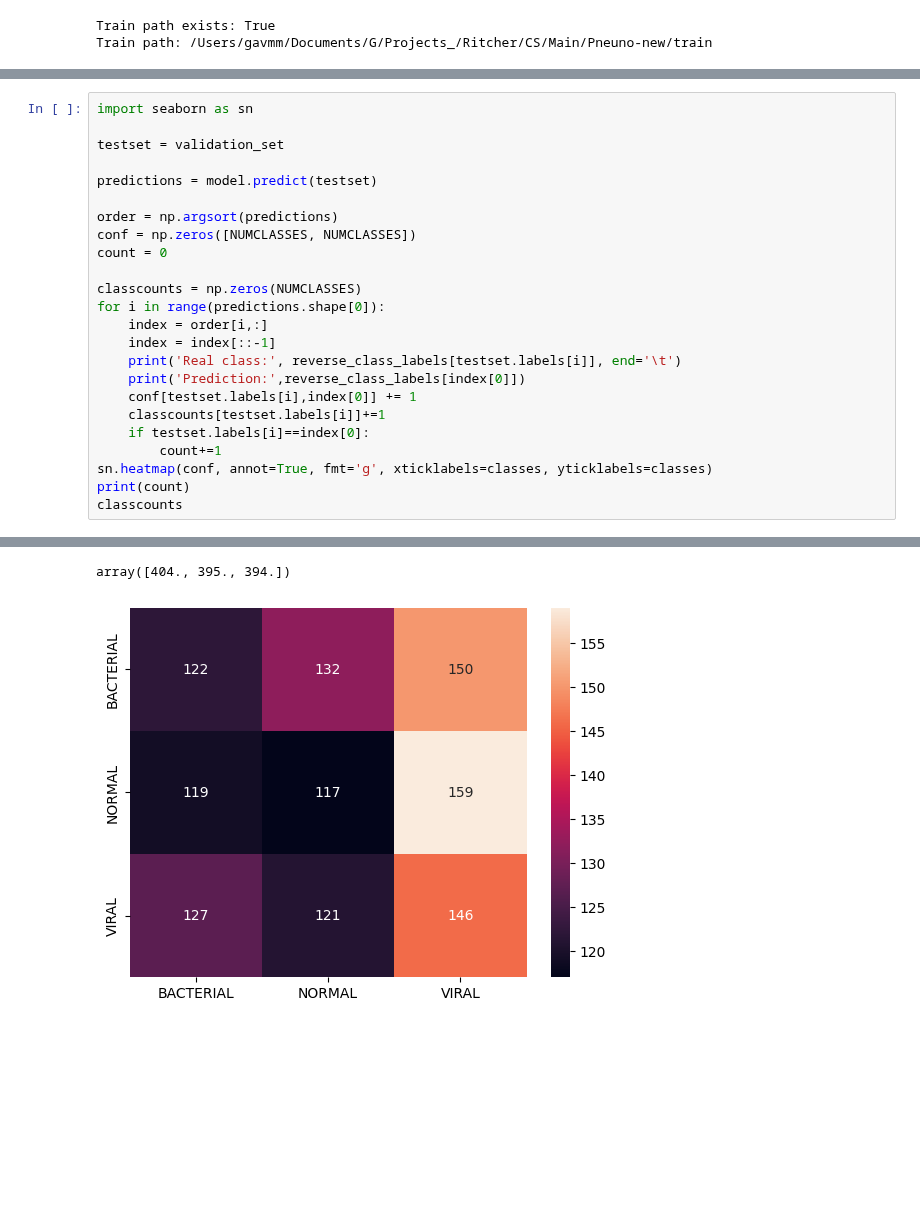
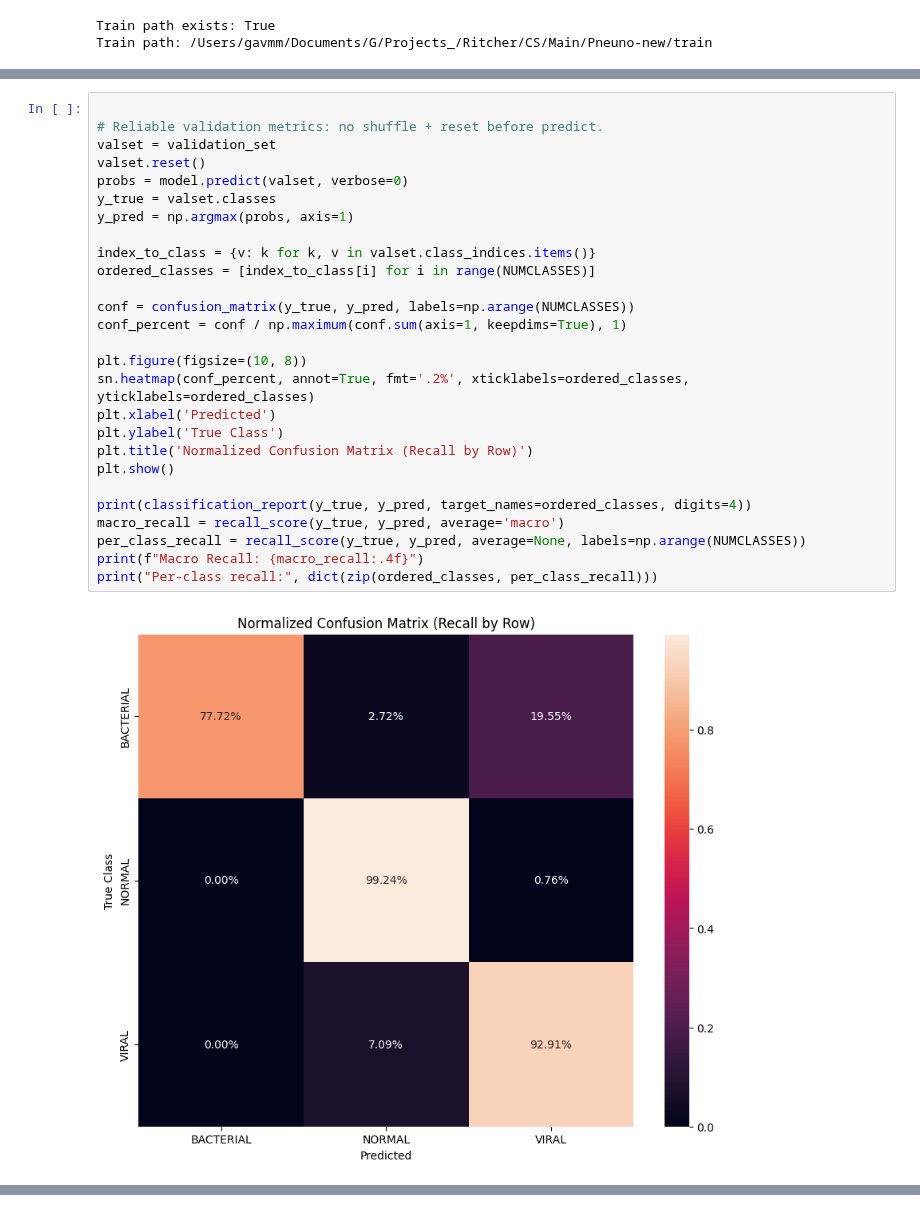
Before and after one commit to gakandle-06/Pneumonia-Detector-CNN-, a Jupyter notebook: Pneuno-new/newcnn_chest.ipynb, the cells around one changed output, grey strips where cells are left out. Drawn from its saved outputs; the diff is of its cells as text; blank space fills up the shorter version.

```diff
--- a/Pneuno-new/newcnn_chest.ipynb
+++ b/Pneuno-new/newcnn_chest.ipynb
@@ -275,25 +364,29 @@ BACTERIAL : 0.047514036
 # %%
-import seaborn as sn
 
-testset = validation_set
+# Reliable validation metrics: no shuffle + reset before predict.
+valset = validation_set
+valset.reset()
+probs = model.predict(valset, verbose=0)
+y_true = valset.classes
+y_pred = np.argmax(probs, axis=1)
 
-predictions = model.predict(testset)
+index_to_class = {v: k for k, v in valset.class_indices.items()}
+ordered_classes = [index_to_class[i] for i in range(NUMCLASSES)]
 
-order = np.argsort(predictions)
-conf = np.zeros([NUMCLASSES, NUMCLASSES])
-count = 0
+conf = confusion_matrix(y_true, y_pred, labels=np.arange(NUMCLASSES))
+conf_percent = conf / np.maximum(conf.sum(axis=1, keepdims=True), 1)
 
-classcounts = np.zeros(NUMCLASSES)
-for i in range(predictions.shape[0]):
-    index = order[i,:]
-    index = index[::-1]
-    print('Real class:', reverse_class_labels[testset.labels[i]], end='\t')
-    print('Prediction:',reverse_class_labels[index[0]])
-    conf[testset.labels[i],index[0]] += 1
-    classcounts[testset.labels[i]]+=1
-    if testset.labels[i]==index[0]:
-        count+=1
-sn.heatmap(conf, annot=True, fmt='g', xticklabels=classes, yticklabels=classes)
-print(count)
-classcounts
+plt.figure(figsize=(10, 8))
+sn.heatmap(conf_percent, annot=True, fmt='.2%', xticklabels=ordered_classes, yticklabels=ordered_classes)
+plt.xlabel('Predicted')
+plt.ylabel('True Class')
+plt.title('Normalized Confusion Matrix (Recall by Row)')
+plt.show()
+
+print(classification_report(y_true, y_pred, target_names=ordered_classes, digits=4))
+macro_recall = recall_score(y_true, y_pred, average='macro')
+per_class_recall = recall_score(y_true, y_pred, average=None, labels=np.arange(NUMCLASSES))
+print(f"Macro Recall: {macro_recall:.4f}")
+print("Per-class recall:", dict(zip(ordered_classes, per_class_recall)))
 # %% [output]
+[figure, new version]
@@ -317,3 +405 @@ Real class: VIRAL       Prediction: VIRAL
-array([404., 395., 394.])
-[figure, old version]
 # %%
```
Also changed, not shown: parts of 16 cells of this notebook, 5 other files.
